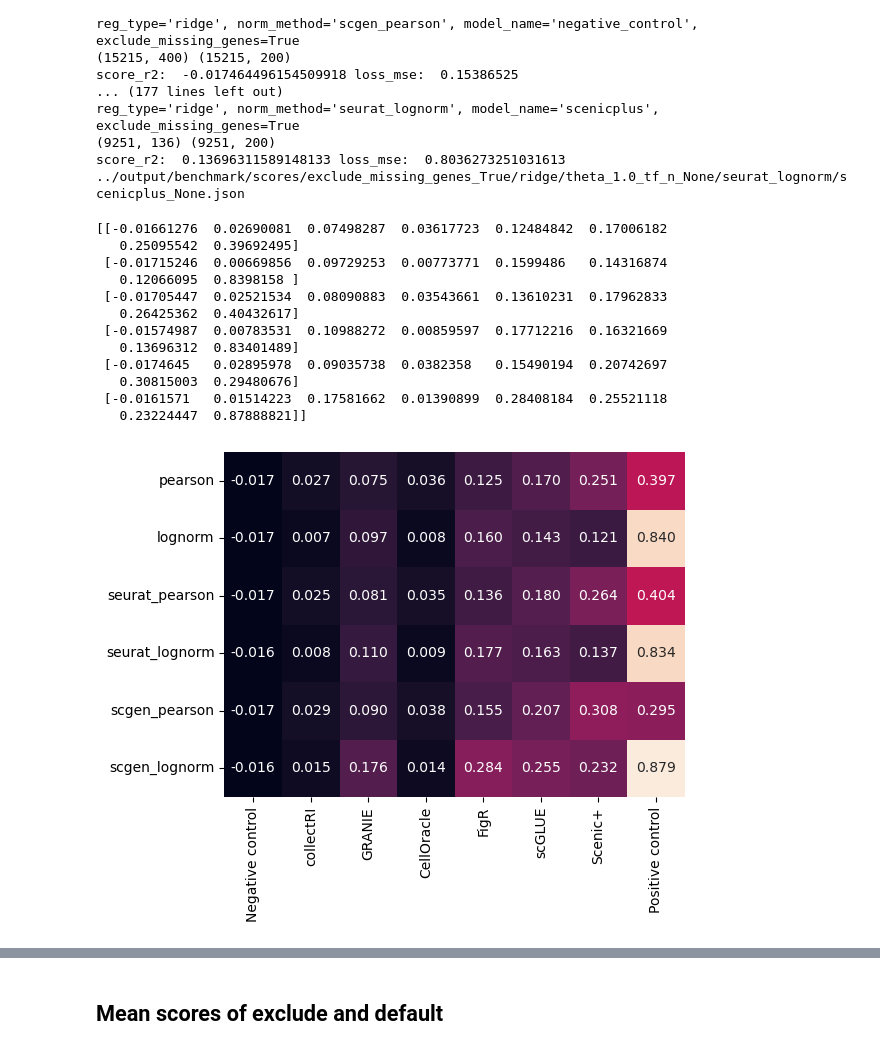
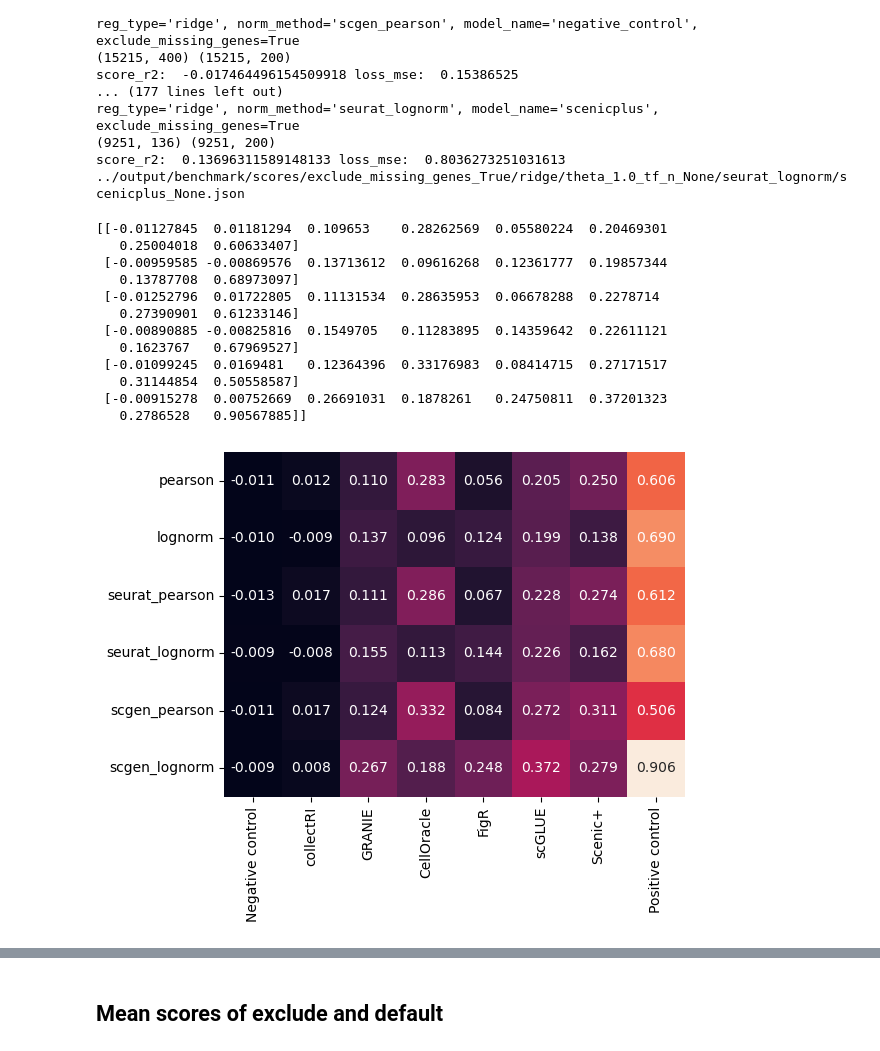
Before and after one commit to janursa/grn_benchmark, a Jupyter notebook: notebooks/first-validation.ipynb, the cells around one changed output, grey strips where cells are left out. Cells and saved outputs as stored; diff of their text form; code cells hidden in the pictures.

```diff
--- a/notebooks/first-validation.ipynb
+++ b/notebooks/first-validation.ipynb
@@ -259,25 +447,25 @@ reg_type='ridge', norm_method='seurat_lognorm', model_name='scenicplus', exclude
 score_r2:  0.13696311589148133 loss_mse:  0.8036273251031613
 ../output/benchmark/scores/exclude_missing_genes_True/ridge/theta_1.0_tf_n_None/seurat_lognorm/scenicplus_None.json
 # %%
-reg_type = 'ridge'
+reg_type = 'GB'
 exclude_missing_genes = True
 manipulate=None
 
 theta = 1.0
 tf_n = None
 
-plot_table(reg_type, exclude_missing_genes, manipulate, theta, tf_n)
+mat = plot_table(reg_type, exclude_missing_genes, manipulate, theta, tf_n)
 # %% [output]
-[[-0.01661276  0.02690081  0.07498287  0.03617723  0.12484842  0.17006182
-   0.25095542  0.39692495]
- [-0.01715246  0.00669856  0.09729253  0.00773771  0.1599486   0.14316874
-   0.12066095  0.8398158 ]
- [-0.01705447  0.02521534  0.08090883  0.03543661  0.13610231  0.17962833
-   0.26425362  0.40432617]
- [-0.01574987  0.00783531  0.10988272  0.00859597  0.17712216  0.16321669
-   0.13696312  0.83401489]
- [-0.0174645   0.02895978  0.09035738  0.0382358   0.15490194  0.20742697
-   0.30815003  0.29480676]
- [-0.0161571   0.01514223  0.17581662  0.01390899  0.28408184  0.25521118
-   0.23224447  0.87888821]]
+[[-0.01127845  0.01181294  0.109653    0.28262569  0.05580224  0.20469301
+   0.25004018  0.60633407]
+ [-0.00959585 -0.00869576  0.13713612  0.09616268  0.12361777  0.19857344
+   0.13787708  0.68973097]
+ [-0.01252796  0.01722805  0.11131534  0.28635953  0.06678288  0.2278714
+   0.27390901  0.61233146]
+ [-0.00890885 -0.00825816  0.1549705   0.11283895  0.14359642  0.22611121
+   0.1623767   0.67969527]
+ [-0.01099245  0.0169481   0.12364396  0.33176983  0.08414715  0.27171517
+   0.31144854  0.50558587]
+ [-0.00915278  0.00752669  0.26691031  0.1878261   0.24750811  0.37201323
+   0.2786528   0.90567885]]
-[figure, old version]
+[figure, new version]
```
Also changed, not shown: parts of 16 cells of this notebook, 1 other file.
